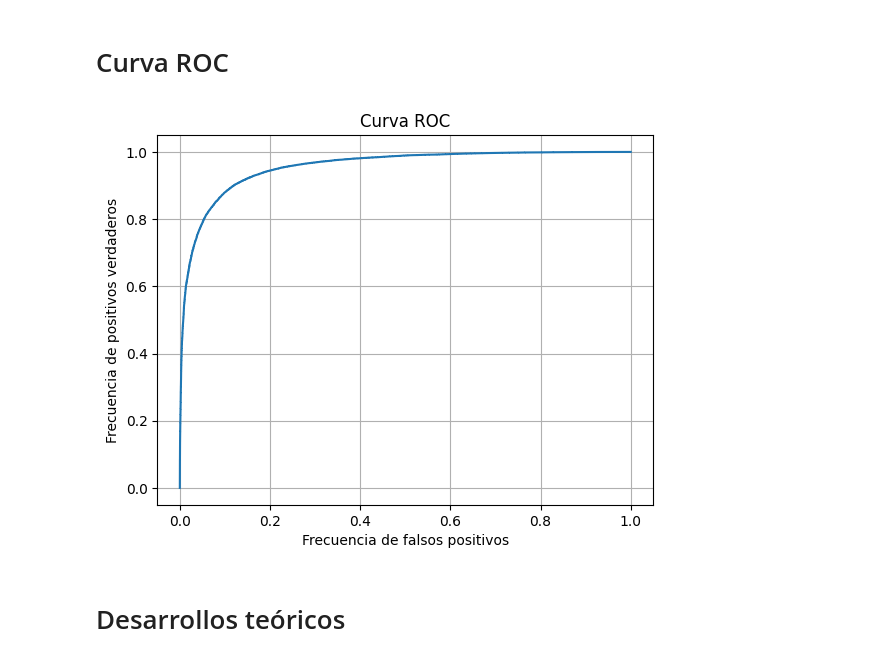
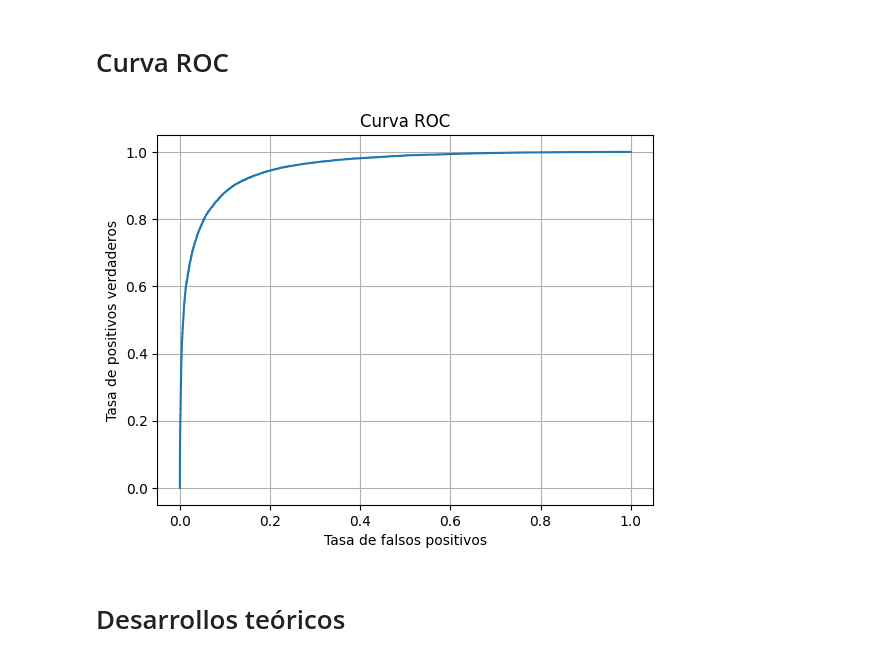
Before and after one commit to Jsar9/Signal-Processing-Workshop, a Jupyter notebook: TPs/TP3/TP3.ipynb, the cells around one changed output. Cells and saved outputs as stored; diff of their text form; code cells hidden in the pictures.

```diff
--- a/TPs/TP3/TP3.ipynb
+++ b/TPs/TP3/TP3.ipynb
@@ -170,36 +170,36 @@ entropía de testeo: 0.2722
 # %%
 y_scores = model.predict_proba(x_train_norm) #X posee la columna de bias
 y_true = categorical_train
 
 thresholds = np.sort(np.unique(y_scores))[::-1] #Se seleccionan los umbrales, evitando repeticiones y se los ordena de forma descendente
 
-P = np.sum(y_true == 1) #Se calculan los positivos reales
-N = np.sum(y_true == 0) #Se calculan los negativos reales
+P = np.sum(y_true == 1) #Se obtienen la cantidad de positivos reales
+N = np.sum(y_true == 0) #Se obtienen la cantidad de negativos reales
 
 tpr_list = []
 fpr_list = []
 
 for thr in thresholds:
     y_pred = (y_scores >= thr).astype(int) #Se buscan las probabilidades mayores que el umbral
-    TP = np.sum((y_pred == 1) & (y_true == 1)) #Verdaderos positivos: predice 1 y la etiqueta real es 1
-    FP = np.sum((y_pred == 1) & (y_true == 0)) #Falsos positivos: predice 1 y la etiqueta real es 0
 
-    TPR = TP / P if P > 0 else 0    #Se calculan TPR y FPR
-    FPR = FP / N if N > 0 else 0
+    #La predicción da 1 y el verdadero 0 -> falso positivo
+    #La predicción da 1 y el verdadero 1 -> positivo verdadero
+    TP = np.sum((y_pred == 1) & (y_true == 1)) #Se calcula la cantidad de positivos verdaderos
+    FP = np.sum((y_pred == 1) & (y_true == 0)) #Se calcula la cantidad de falsos positivos
+
+    TPR = TP / P #Se calculan TPR y FPR para este valor umbral
+    FPR = FP / N
 
     tpr_list.append(TPR)    #Se cargan en las listas
     fpr_list.append(FPR)
 
-tpr = np.concatenate(([0.0], tpr_list, [1.0])) #Se concatenan el 0 y el 1 que son los valores extremos de TPR y FPR (van entre 0 y 1)
-fpr = np.concatenate(([0.0], fpr_list, [1.0]))
-
-plt.plot(fpr, tpr)
-plt.xlabel("Frecuencia de falsos positivos")
-plt.ylabel('Frecuencia de positivos verdaderos')
+plt.plot(fpr_list, tpr_list)
+plt.xlabel("Tasa de falsos positivos")
+plt.ylabel('Tasa de positivos verdaderos')
 plt.title('Curva ROC')
 plt.grid(True)
 # %% [output]
-[figure, old version]
+[figure, new version]
 # %% [markdown]
 # Desarrollos teóricos
 # %% [markdown]
```
